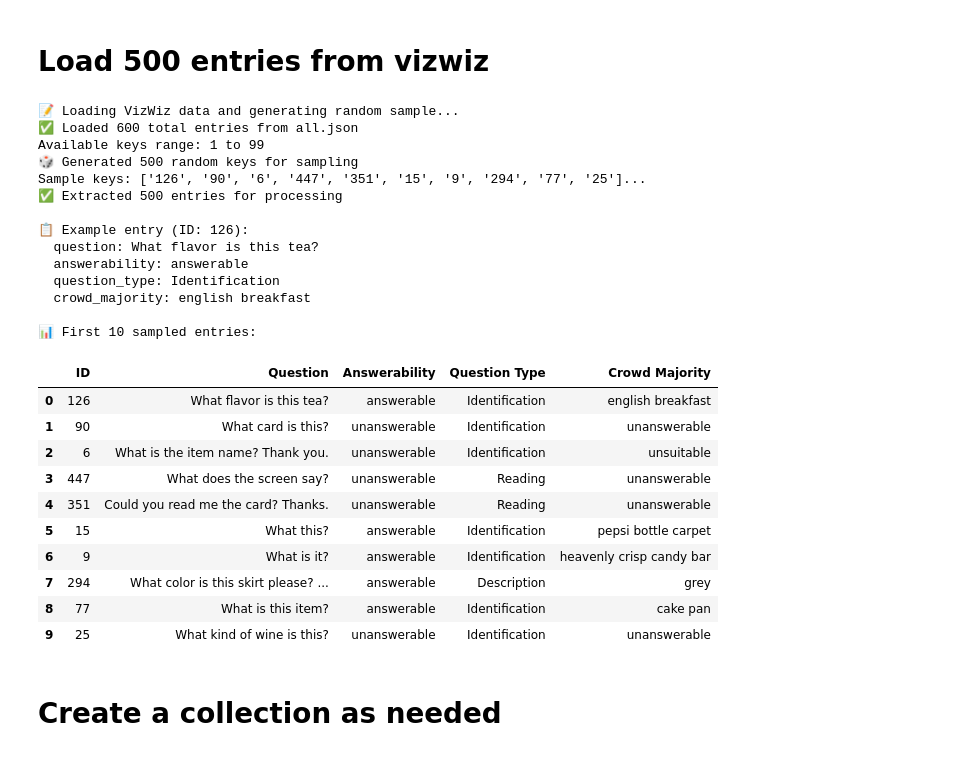
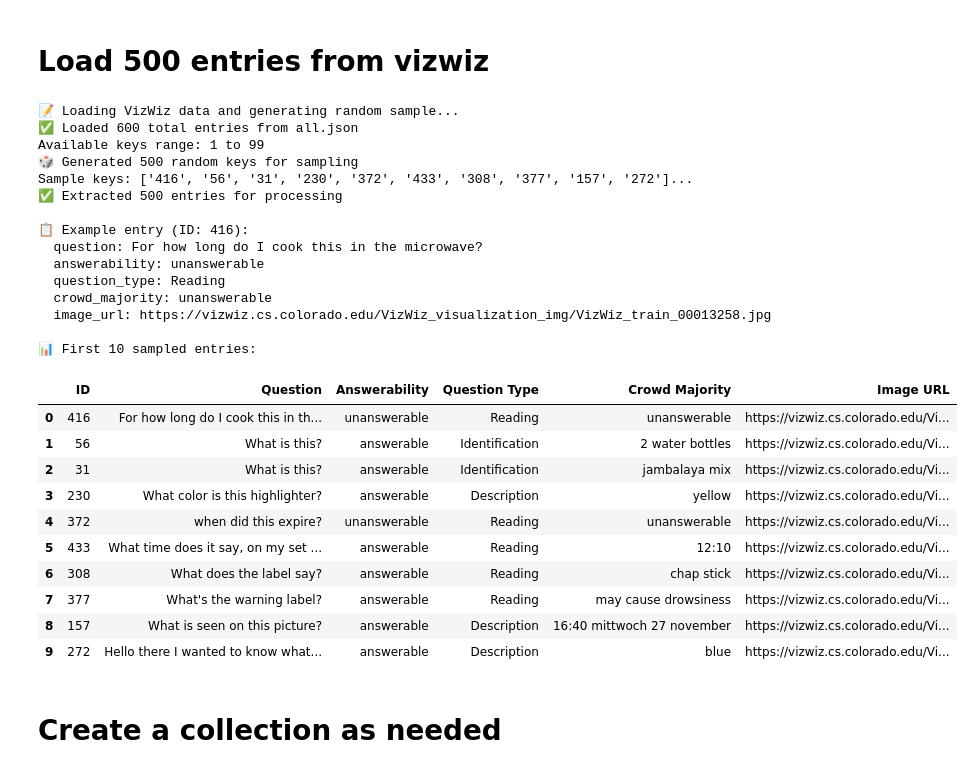
Before and after one commit to victor-capriles/VLM-RAG, a Jupyter notebook: notebooks/test_vlm_rag.ipynb, the cells around one changed output. Drawn from its saved outputs; the diff is of its cells as text; code cells hidden in the pictures.

```diff
--- a/notebooks/test_vlm_rag.ipynb
+++ b/notebooks/test_vlm_rag.ipynb
@@ -82,54 +83,56 @@ if all_data:
         example_key = list(sample_data.keys())[0]
         example_entry = sample_data[example_key]
         print(f"\n📋 Example entry (ID: {example_key}):")
-        for field in ['question', 'answerability', 'question_type', 'crowd_majority']:
+        for field in ['question', 'answerability', 'question_type', 'crowd_majority', 'image_url']:
             if field in example_entry:
                 print(f"  {field}: {example_entry[field]}")
 
         # Display first 10 rows as a table
         print("\n📊 First 10 sampled entries:")
         sample_rows = []
         for i, (key, data) in enumerate(list(sample_data.items())[:10]):
             sample_rows.append({
                 'ID': key,
                 'Question': data.get('question', 'N/A'),
                 'Answerability': data.get('answerability', 'N/A'),
                 'Question Type': data.get('question_type', 'N/A'),
-                'Crowd Majority': data.get('crowd_majority', 'N/A')
+                'Crowd Majority': data.get('crowd_majority', 'N/A'),
+                'Image URL': data.get('image_url', 'N/A')
             })
 
         # Create and display DataFrame
         df = pd.DataFrame(sample_rows)
         display(df)
 else:
     sample_data = {}
     print("⚠️ No data loaded - will use dummy data for testing")
 # %% [output]
 📝 Loading VizWiz data and generating random sample...
 ✅ Loaded 600 total entries from all.json
 Available keys range: 1 to 99
 🎲 Generated 500 random keys for sampling
-Sample keys: ['126', '90', '6', '447', '351', '15', '9', '294', '77', '25']...
+Sample keys: ['416', '56', '31', '230', '372', '433', '308', '377', '157', '272']...
 ✅ Extracted 500 entries for processing
 
-📋 Example entry (ID: 126):
-  question: What flavor is this tea?
-  answerability: answerable
-  question_type: Identification
-  crowd_majority: english breakfast
+📋 Example entry (ID: 416):
+  question: For how long do I cook this in the microwave?
+  answerability: unanswerable
+  question_type: Reading
+  crowd_majority: unanswerable
+  image_url: https://vizwiz.cs.colorado.edu/VizWiz_visualization_img/VizWiz_train_00013258.jpg
 
 📊 First 10 sampled entries:
-|  | ID | Question | Answerability | Question Type | Crowd Majority |
-| 0 | 126 | What flavor is this tea? | answerable | Identification | english breakfast |
-| 1 | 90 | What card is this? | unanswerable | Identification | unanswerable |
-| 2 | 6 | What is the item name? Thank you. | unanswerable | Identification | unsuitable |
-| 3 | 447 | What does the screen say? | unanswerable | Reading | unanswerable |
-| 4 | 351 | Could you read me the card? Thanks. | unanswerable | Reading | unanswerable |
-| 5 | 15 | What this? | answerable | Identification | pepsi bottle carpet |
-| 6 | 9 | What is it? | answerable | Identification | heavenly crisp candy bar |
-| 7 | 294 | What color is this skirt please? ... | answerable | Description | grey |
-| 8 | 77 | What is this item? | answerable | Identification | cake pan |
-| 9 | 25 | What kind of wine is this? | unanswerable | Identification | unanswerable |
+|  | ID | Question | Answerability | Question Type | Crowd Majority | Image URL |
+| 0 | 416 | For how long do I cook this in th... | unanswerable | Reading | unanswerable | https://vizwiz.cs.colorado.edu/Vi... |
+| 1 | 56 | What is this? | answerable | Identification | 2 water bottles | https://vizwiz.cs.colorado.edu/Vi... |
+| 2 | 31 | What is this? | answerable | Identification | jambalaya mix | https://vizwiz.cs.colorado.edu/Vi... |
+| 3 | 230 | What color is this highlighter? | answerable | Description | yellow | https://vizwiz.cs.colorado.edu/Vi... |
+| 4 | 372 | when did this expire? | unanswerable | Reading | unanswerable | https://vizwiz.cs.colorado.edu/Vi... |
+| 5 | 433 | What time does it say, on my set ... | answerable | Reading | 12:10 | https://vizwiz.cs.colorado.edu/Vi... |
+| 6 | 308 | What does the label say? | answerable | Reading | chap stick | https://vizwiz.cs.colorado.edu/Vi... |
+| 7 | 377 | What's the warning label? | answerable | Reading | may cause drowsiness | https://vizwiz.cs.colorado.edu/Vi... |
+| 8 | 157 | What is seen on this picture? | answerable | Description | 16:40 mittwoch 27 november | https://vizwiz.cs.colorado.edu/Vi... |
+| 9 | 272 | Hello there I wanted to know what... | answerable | Description | blue | https://vizwiz.cs.colorado.edu/Vi... |
 # %% [markdown]
 # Create a collection as needed
 # %%
```
Also changed, not shown: parts of 13 cells of this notebook, 6 other files.
